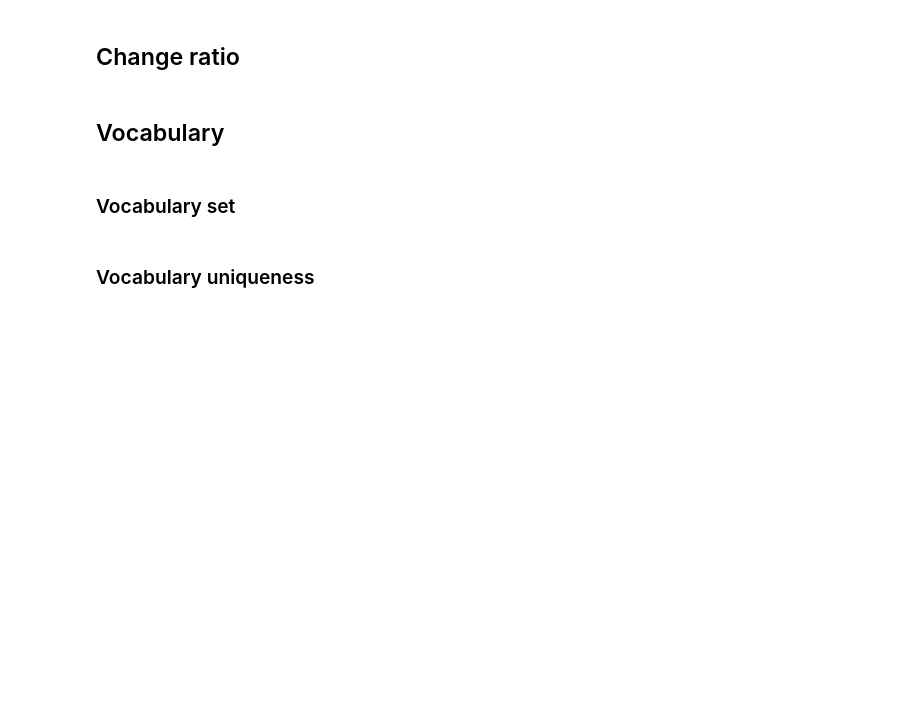
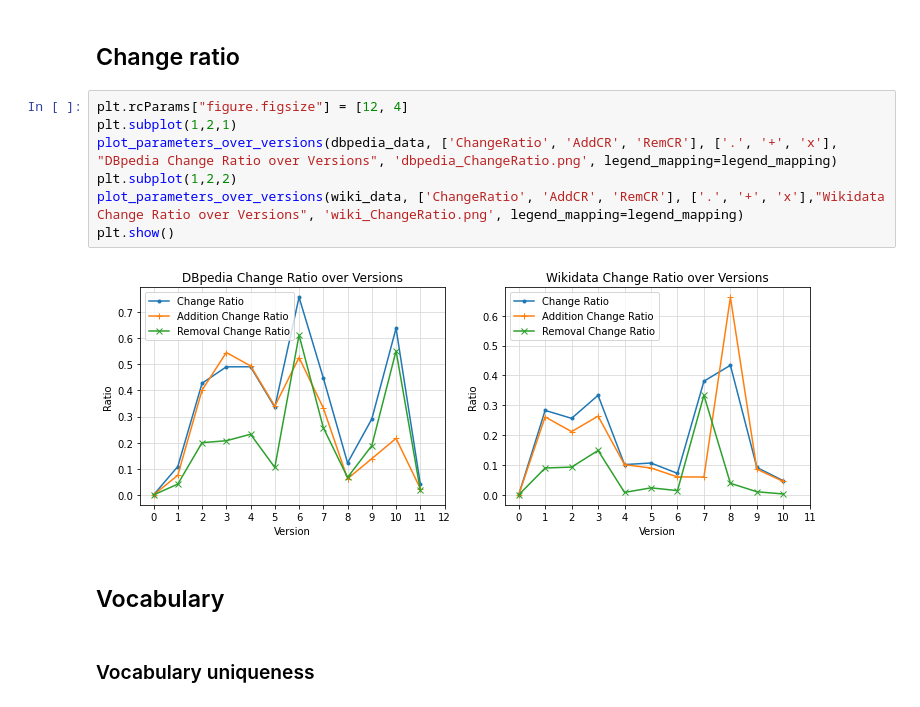
Before and after one commit to EBrandDV/P4, a Jupyter notebook: notebook.ipynb, the cells around one changed output. Saved outputs shown, nothing was run; the diff lists cells and outputs as text; blank space fills up the shorter version.

```diff
--- a/notebook.ipynb
+++ b/notebook.ipynb
@@ -82,8 +95,15 @@ plot_parameters_over_versions(wiki_data, ['Growth'], ['.'],"Wikidata Growth over
 # %% [markdown]
 ## Change ratio
+# %%
+plt.rcParams["figure.figsize"] = [12, 4]
+plt.subplot(1,2,1)
+plot_parameters_over_versions(dbpedia_data, ['ChangeRatio', 'AddCR', 'RemCR'], ['.', '+', 'x'], "DBpedia Change Ratio over Versions", 'dbpedia_ChangeRatio.png', legend_mapping=legend_mapping)
+plt.subplot(1,2,2)
+plot_parameters_over_versions(wiki_data, ['ChangeRatio', 'AddCR', 'RemCR'], ['.', '+', 'x'],"Wikidata Change Ratio over Versions", 'wiki_ChangeRatio.png', legend_mapping=legend_mapping)
+plt.show()
+# %% [output]
+[figure, added]
 # %% [markdown]
 ## Vocabulary
-# %% [markdown]
-### Vocabulary set
 # %% [markdown]
 ### Vocabulary uniqueness
```
Also changed, not shown: parts of 6 cells of this notebook.
